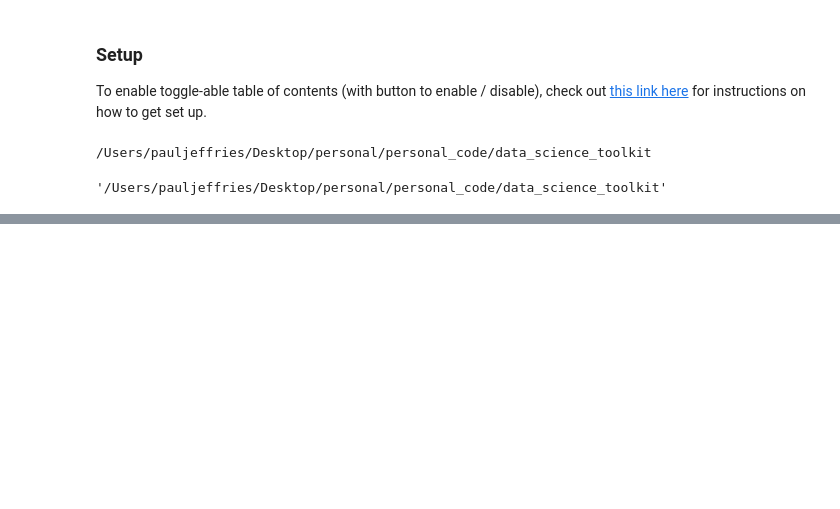
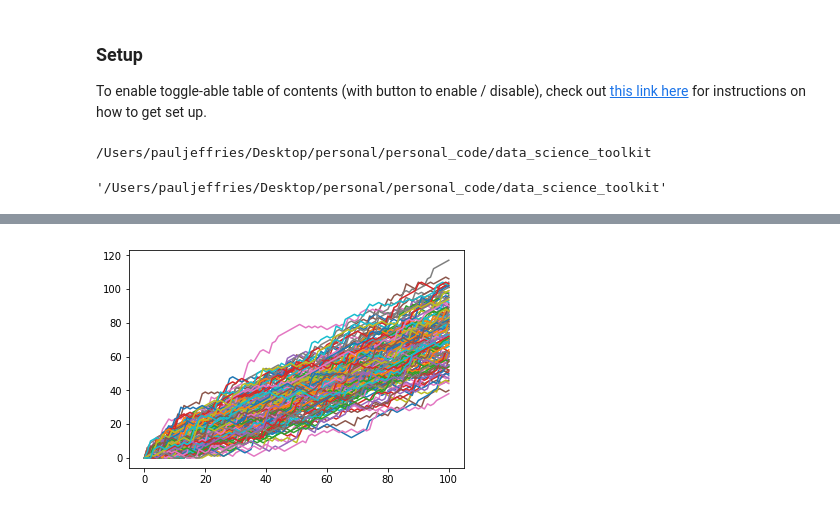
Before and after one commit to pmaji/data-science-toolkit, a Jupyter notebook: playground/python_basic_data_science_playground.ipynb, the cells around one changed output, grey strips where cells are left out. Cells and saved outputs as stored; diff of their text form; code cells hidden in the pictures; blank space fills up the shorter version.

```diff
--- a/playground/python_basic_data_science_playground.ipynb
+++ b/playground/python_basic_data_science_playground.ipynb
@@ -51,0 +101,5 @@ base_df.head()
+# %%
+# Transpose np_aw: np_aw_t
+# Now every row in np_all_walks represents the position after 1 throw for the 10 random walks.
+np_aw_t = np.transpose(np_aw)
+np_aw_t.view()
@@ -51,0 +114,7 @@ base_df.head()
+# %%
+# this post-transpose view of the random walks is thus much easier to interpret
+# Plot np_aw_t and show
+plt.plot(np_aw_t)
+plt.show()
+# %% [output]
+[figure, added]
```
Also changed, not shown: parts of 12 cells of this notebook.
